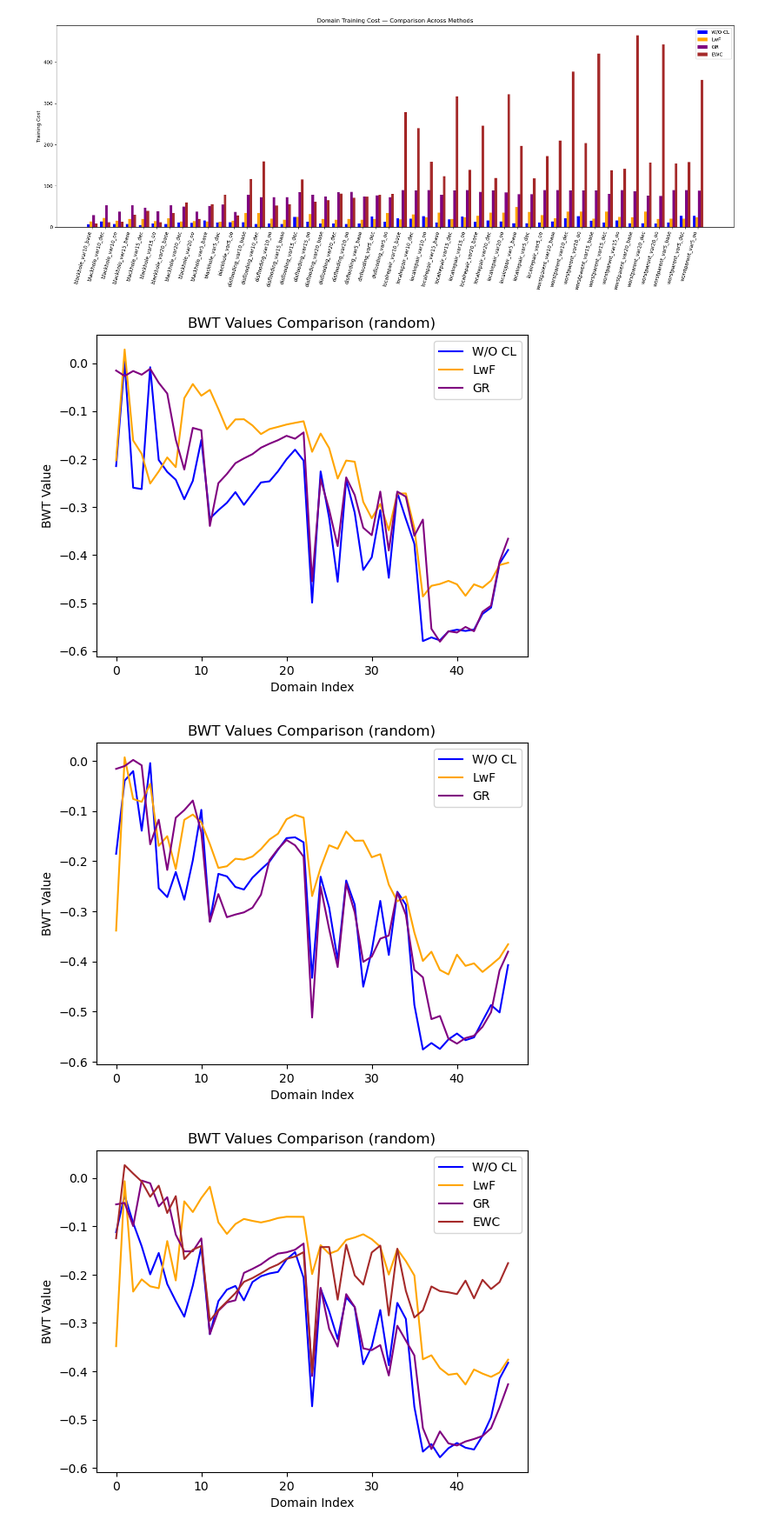
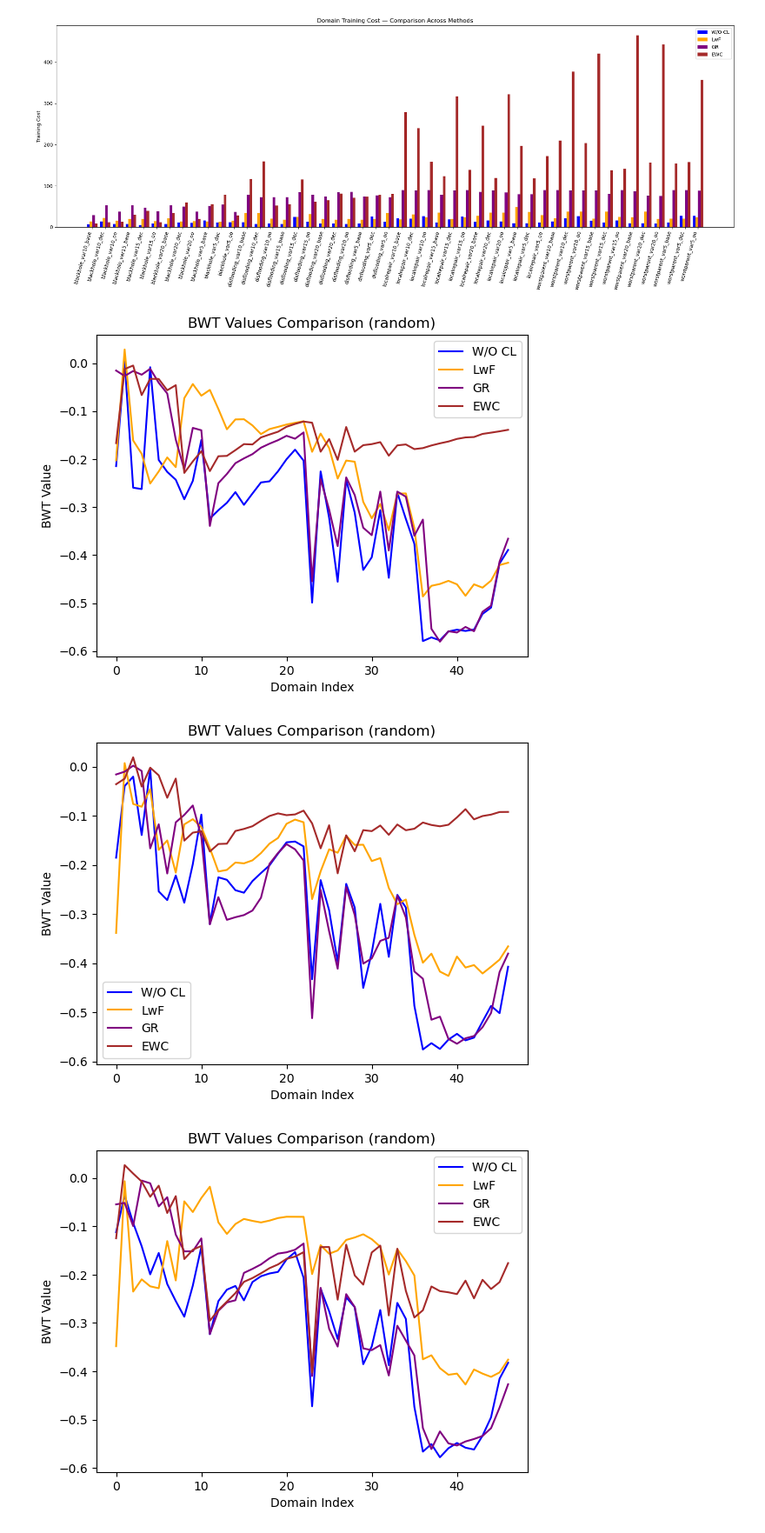
Before and after one commit to sourasb05/IoT_attack_CL_IDS, a Jupyter notebook: notebooks/result_analysis.ipynb, the cells around one changed output. Shown at 87% size. Cells and saved outputs as stored; diff of their text form; code cells hidden in the pictures.

```diff
--- a/notebooks/result_analysis.ipynb
+++ b/notebooks/result_analysis.ipynb
@@ -83,14 +83,14 @@ with open('/proj/sourasb-220503/IoT_attack_CL_IDS/results/3_experiment_results_L
     data2 = json.load(f)
 with open('/proj/sourasb-220503/IoT_attack_CL_IDS/results/3_experiment_results_LSTM_GR_random.json', 'r') as f:
     data3 = json.load(f)
-# with open('/proj/sourasb-220503/IoT_attack_CL_IDS/results/3_experiment_results_LSTM_Attention_EWC_random.json', 'r') as f:
-#    data4 = json.load(f)
+with open('/proj/sourasb-220503/IoT_attack_CL_IDS/results/3_experiment_results_LSTM_EWC_random.json', 'r') as f:
+    data4 = json.load(f)
 
 
 plt.plot(data1["BWT_values"], label="W/O CL", color="blue")
 plt.plot(data2["BWT_values"], label="LwF", color="orange")
 plt.plot(data3["BWT_values"], label="GR", color="purple")
-# plt.plot(data4["BWT_values"], label="EWC", color="brown")
+plt.plot(data4["BWT_values"], label="EWC", color="brown")
 plt.xlabel("Domain Index")
 plt.ylabel("BWT Value")
 plt.title("BWT Values Comparison (random)")
@@ -98,34 +98,34 @@ plt.legend()
 plt.savefig("/proj/sourasb-220503/IoT_attack_CL_IDS/results/plots/BWT_random_comparison.png")
 plt.show()
 # %% [output]
-[figure, old version]
+[figure, new version]
 # %%
 import json
 import matplotlib.pyplot as plt
 
 
 with open('/proj/sourasb-220503/IoT_attack_CL_IDS/results/1_experiment_results_LSTM_WCL_random.json', 'r') as f:
     data1 = json.load(f)
 with open('/proj/sourasb-220503/IoT_attack_CL_IDS/results/1_experiment_results_LSTM_LwF_random_alpha_1.0_T_4.0.json', 'r') as f:
     data2 = json.load(f)
 with open('/proj/sourasb-220503/IoT_attack_CL_IDS/results/1_experiment_results_LSTM_GR_random.json', 'r') as f:
     data3 = json.load(f)
 with open('/proj/sourasb-220503/IoT_attack_CL_IDS/results/1_experiment_results_LSTM_Attention_EWC_random.json', 'r') as f:
     data4 = json.load(f)
 
 
 plt.plot(data1["BWT_values"], label="W/O CL", color="blue")
 plt.plot(data2["BWT_values"], label="LwF", color="orange")
 plt.plot(data3["BWT_values"], label="GR", color="purple")
-# plt.plot(data4["BWT_values"], label="EWC", color="brown")
+plt.plot(data4["BWT_values"], label="EWC", color="brown")
 plt.xlabel("Domain Index")
 plt.ylabel("BWT Value")
 plt.title("BWT Values Comparison (random)")
 plt.legend()
 plt.savefig("/proj/sourasb-220503/IoT_attack_CL_IDS/results/plots/BWT_random_comparison.png")
 plt.show()
 # %% [output]
-[figure, old version]
+[figure, new version]
 # %%
 import json
 import matplotlib.pyplot as plt
```
Also changed, not shown: 3 other files.
